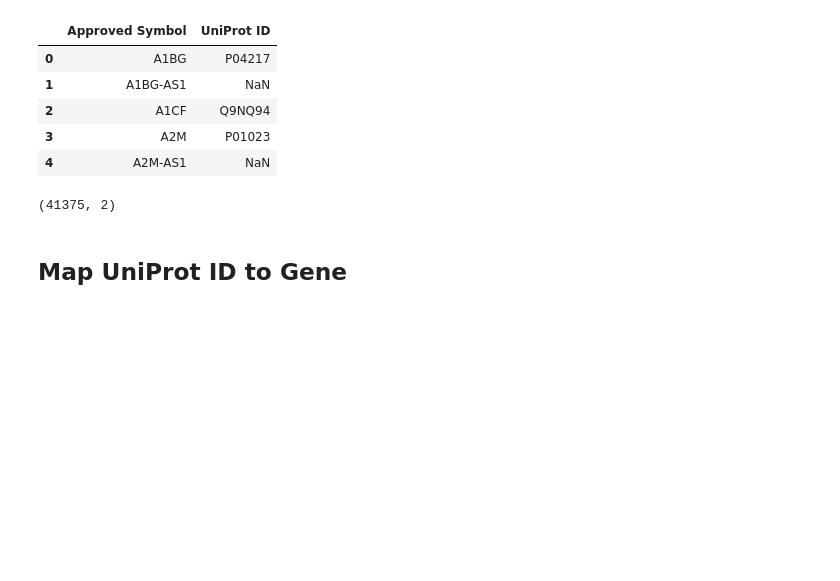
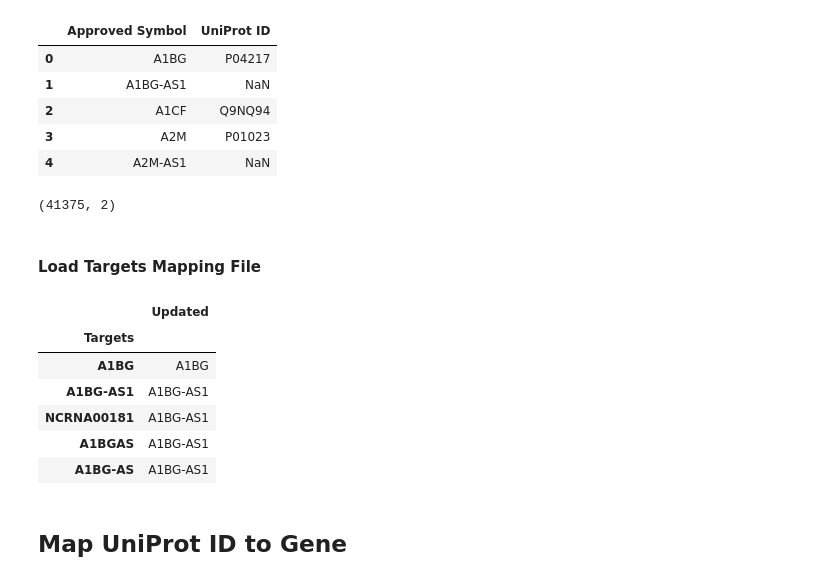
Before and after one commit to MaayanLab/DrugSetLibrary, a Jupyter notebook: DrugBank_targets.ipynb, the cells around one changed output. Drawn from its saved outputs; the diff is of its cells as text; code cells hidden in the pictures; blank space fills up the shorter version.

```diff
--- a/DrugBank_targets.ipynb
+++ b/DrugBank_targets.ipynb
@@ -51,3 +51,17 @@ uniprot.shape
 (41375, 2)
 # %%
 uniprot = uniprot[pd.notnull(uniprot['UniProt ID'])]
+# %% [markdown]
+#### Load Targets Mapping File
+# %%
+target_update = pd.read_table('Input/mappingFile_2017.txt', names = ['Old Targets','Updated Targets'], engine='python')
+# %%
+target_update.head()
+# %% [output]
+|  | Updated |
+| Targets |  |
+| A1BG | A1BG |
+| A1BG-AS1 | A1BG-AS1 |
+| NCRNA00181 | A1BG-AS1 |
+| A1BGAS | A1BG-AS1 |
+| A1BG-AS | A1BG-AS1 |
```
Also changed, not shown: parts of 15 cells of this notebook.
